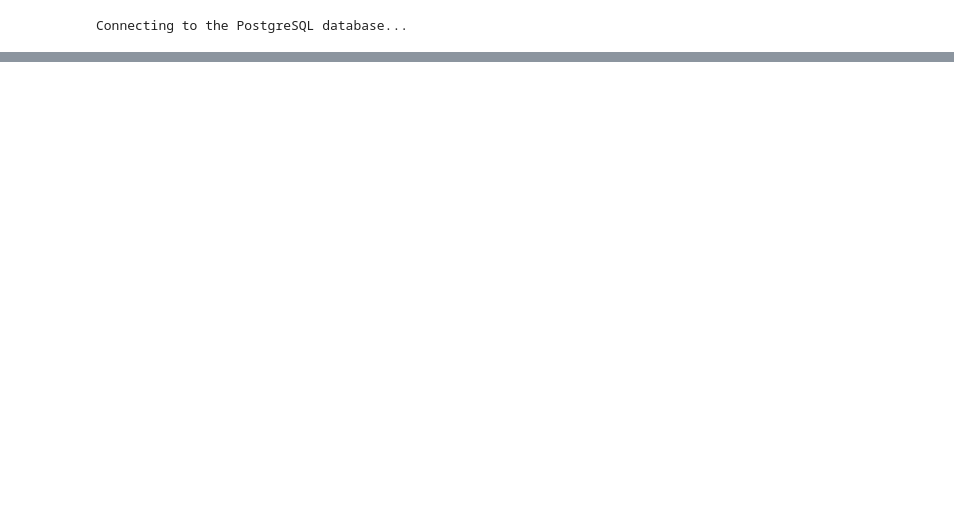
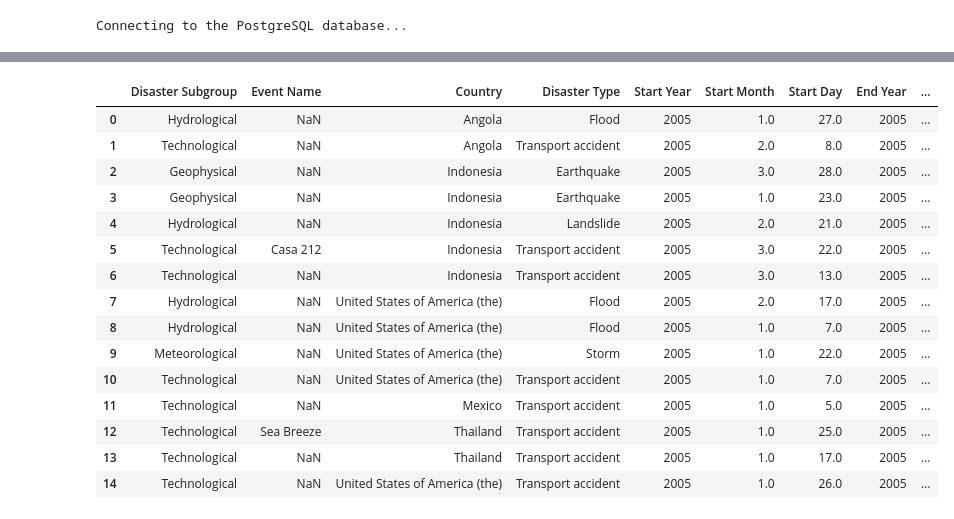
Before and after one commit to nseniow/Data-Science-Project, a Jupyter notebook: test.ipynb, the cells around one changed output, grey strips where cells are left out. Drawn from its saved outputs; the diff is of its cells as text; code cells hidden in the pictures; blank space fills up the shorter version.

```diff
--- a/test.ipynb
+++ b/test.ipynb
@@ -196,0 +208,10 @@ cur.execute("ROLLBACK")
+# %%
+country_info_data = pd.read_csv("Data/CountryInfo.csv")
+development_index_data = pd.read_csv("Data/Development Index.csv")
+emdat_data = pd.read_csv("Data/emdat_public_2022_03_14_query_uid-tJR2bL.csv")
+hdi_data = pd.read_csv("Data/human-development-index-escosura.csv")
+qol_index_data = pd.read_csv("Data/Quality Of Life Index.csv")
+wb_education_data = pd.read_csv("Data/WorldBankEducationStatisticsAllIndicators_Data.csv")
+wb_hnps_data = pd.read_csv("Data/WorldBankHealthNutritionAndPopulationStatistics_Data.csv")
+wb_poverty_and_equity = pd.read_csv("Data/WorldBankPovertyAndEquity_Data.csv")
+wb_world_development_indicators = pd.read_csv("Data/WorldBankWorldDevelopmentIndicators_Data.csv")
@@ -196,0 +547,35 @@ cur.execute("ROLLBACK")
+# %%
+event_df = emdat_data[[
+    "Disaster Subgroup",
+    "Event Name",
+    "Country",
+    "Disaster Type",
+    "Start Year",
+    "Start Month",
+    "Start Day",
+    "End Year",
+    "End Month",
+    "End Day",
+    "Total Deaths",
+    "No Injured",
+    "No Affected"]]
+
+
+event_df.head(15)
+# %% [output]
+|  | Disaster Subgroup | Event Name | Country | Disaster Type | Start Year | Start Month | Start Day | End Year | ... |
+| 0 | Hydrological | NaN | Angola | Flood | 2005 | 1.0 | 27.0 | 2005 | ... |
+| 1 | Technological | NaN | Angola | Transport accident | 2005 | 2.0 | 8.0 | 2005 | ... |
+| 2 | Geophysical | NaN | Indonesia | Earthquake | 2005 | 3.0 | 28.0 | 2005 | ... |
+| 3 | Geophysical | NaN | Indonesia | Earthquake | 2005 | 1.0 | 23.0 | 2005 | ... |
+| 4 | Hydrological | NaN | Indonesia | Landslide | 2005 | 2.0 | 21.0 | 2005 | ... |
+| 5 | Technological | Casa 212 | Indonesia | Transport accident | 2005 | 3.0 | 22.0 | 2005 | ... |
+| 6 | Technological | NaN | Indonesia | Transport accident | 2005 | 3.0 | 13.0 | 2005 | ... |
+| 7 | Hydrological | NaN | United States of America (the) | Flood | 2005 | 2.0 | 17.0 | 2005 | ... |
+| 8 | Hydrological | NaN | United States of America (the) | Flood | 2005 | 1.0 | 7.0 | 2005 | ... |
+| 9 | Meteorological | NaN | United States of America (the) | Storm | 2005 | 1.0 | 22.0 | 2005 | ... |
+| 10 | Technological | NaN | United States of America (the) | Transport accident | 2005 | 1.0 | 7.0 | 2005 | ... |
+| 11 | Technological | NaN | Mexico | Transport accident | 2005 | 1.0 | 5.0 | 2005 | ... |
+| 12 | Technological | Sea Breeze | Thailand | Transport accident | 2005 | 1.0 | 25.0 | 2005 | ... |
+| 13 | Technological | NaN | Thailand | Transport accident | 2005 | 1.0 | 17.0 | 2005 | ... |
+| 14 | Technological | NaN | United States of America (the) | Transport accident | 2005 | 1.0 | 26.0 | 2005 | ... |
```
Also changed, not shown: parts of 20 cells of this notebook.
